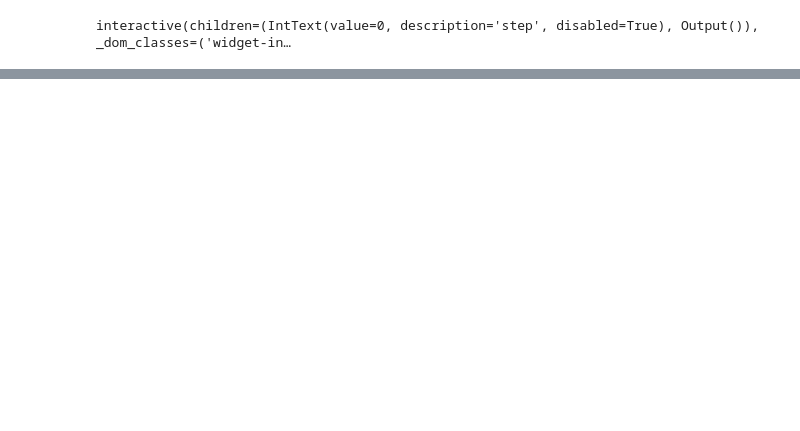
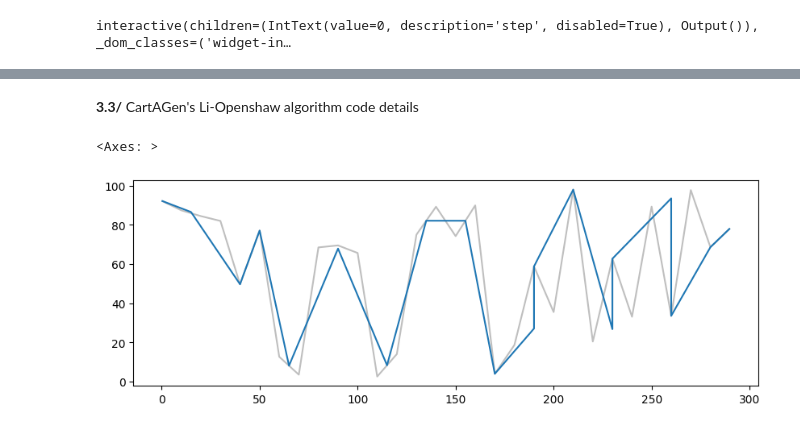
Before and after one commit to LostInZoom/cartagen-notebooks, a Jupyter notebook: algorithm_explaination.ipynb, the cells around one changed output, grey strips where cells are left out. Saved outputs shown, nothing was run; the diff lists cells and outputs as text; code cells hidden in the pictures; blank space fills up the shorter version.

Commit message:
adding li-openshaw algo explaination

```diff
--- a/algorithm_explaination.ipynb
+++ b/algorithm_explaination.ipynb
@@ -889,0 +835,9 @@ interactive(children=(IntText(value=0, description='step', disabled=True), Outpu
+# %% [markdown]
+**3.3/** CartAGen's Li-Openshaw algorithm code details
+# %%
+ax= line_1.plot(color="grey",alpha = 0.5, figsize=(10,10))
+
+gp.GeoSeries(cg.li_openshaw(force_2d(line_1.geometry[0]),35)).plot(ax=ax)
+# %% [output]
+<Axes: >
+[figure, added]
```
Also changed, not shown: parts of 13 cells of this notebook, 1 other file.
